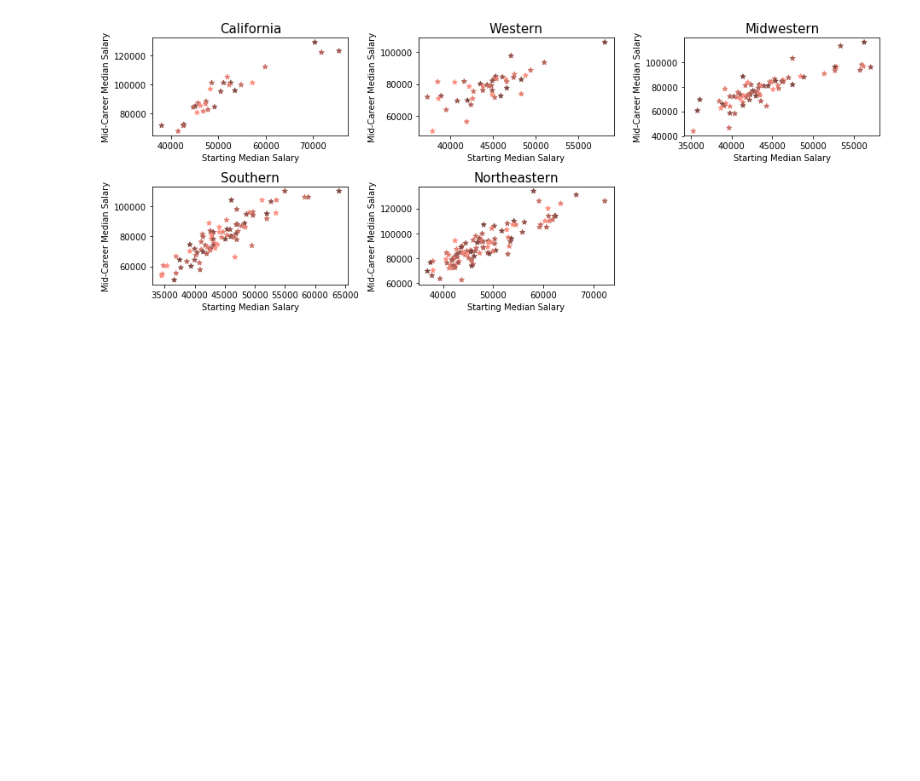
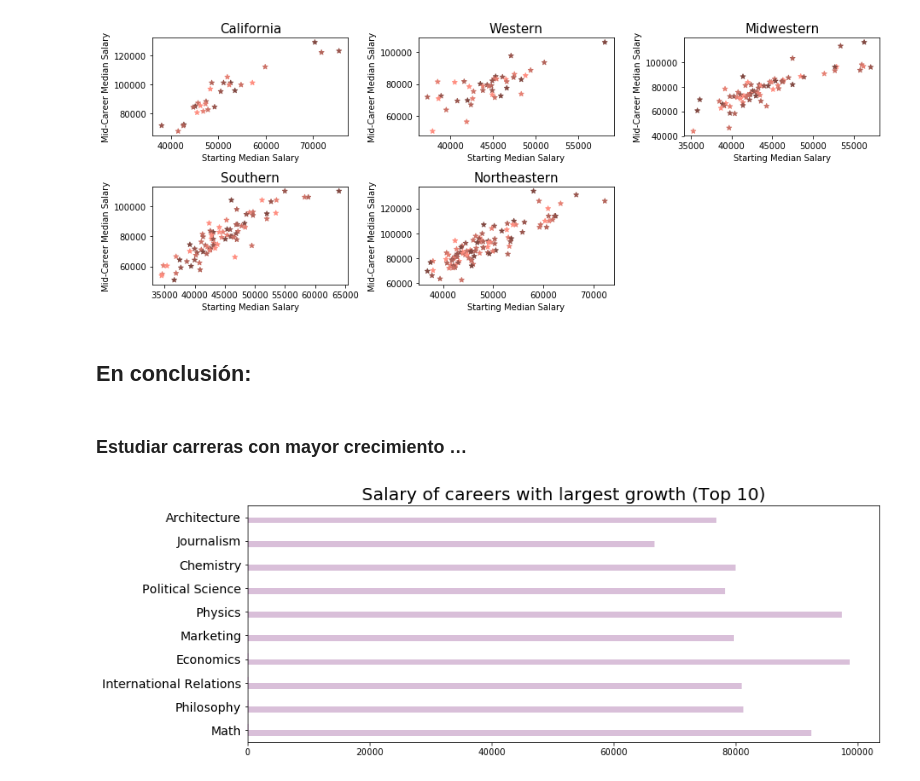
Before and after one commit to PetiteAmandine/stoff, a Jupyter notebook: Proyecto.ipynb, the cells around one changed output. Saved outputs shown, nothing was run; the diff lists cells and outputs as text; code cells hidden in the pictures; blank space fills up the shorter version.

```diff
--- a/Proyecto.ipynb
+++ b/Proyecto.ipynb
@@ -19,6 +26,3 @@ deg.head(3)
 | Accounting | $46,000.00 | $77,100.00 | 67.6 | $42,200.00 | ... |
 | Aerospace Engineering | $57,700.00 | $101,000.00 | 75.0 | $64,300.00 | ... |
 | Agriculture | $42,600.00 | $71,900.00 | 68.8 | $36,300.00 | ... |
-# %%
-for i in range(0, len(deg)):
-    deg['Starting Median Salary'][i] = float(re.sub('[$,]', '', deg['Starting Median Salary'][i]))
@@ -29,3 +28,0 @@ See the caveats in the documentation: http://pandas.pydata.org/pandas-docs/stabl
-# %%
-for i in range(0, len(deg)):
-    deg['Mid-Career Median Salary'][i] = float(re.sub('[$,]', '', deg['Mid-Career Median Salary'][i]))
@@ -35,0 +29,4 @@ See the caveats in the documentation: http://pandas.pydata.org/pandas-docs/stabl
+# %%
+deg = dinero_to_float(deg, 'Starting Median Salary')
+deg = dinero_to_float(deg, 'Mid-Career Median Salary')
+deg.head(3)
@@ -216,3 +233,16 @@ plt.tight_layout()
 plt.show()
 # %% [output]
 [figure]
+# %% [markdown]
+## En conclusión:
+# %% [markdown]
+### Estudiar carreras con mayor crecimiento …
+# %%
+moradito = [0.85, 0.75, 0.85]
+deg[['Mid-Career Median Salary', 'Percent change from Starting to Mid-Career Salary']].sort_values(by = 'Percent change from Starting to Mid-Career Salary', ascending = False).head(10).plot(kind = 'barh', color = [(0.85, 0.75, 0.85), (0.85, 0.35, 0.85)], figsize = (13,5), legend = False)
+plt.title('Salary of careers with largest growth (Top 10)', size = 20)
+plt.ylabel('')
+plt.yticks(size = 14)
+plt.show()
+# %% [output]
+[figure, added]
```
Also changed, not shown: parts of 21 cells of this notebook.
